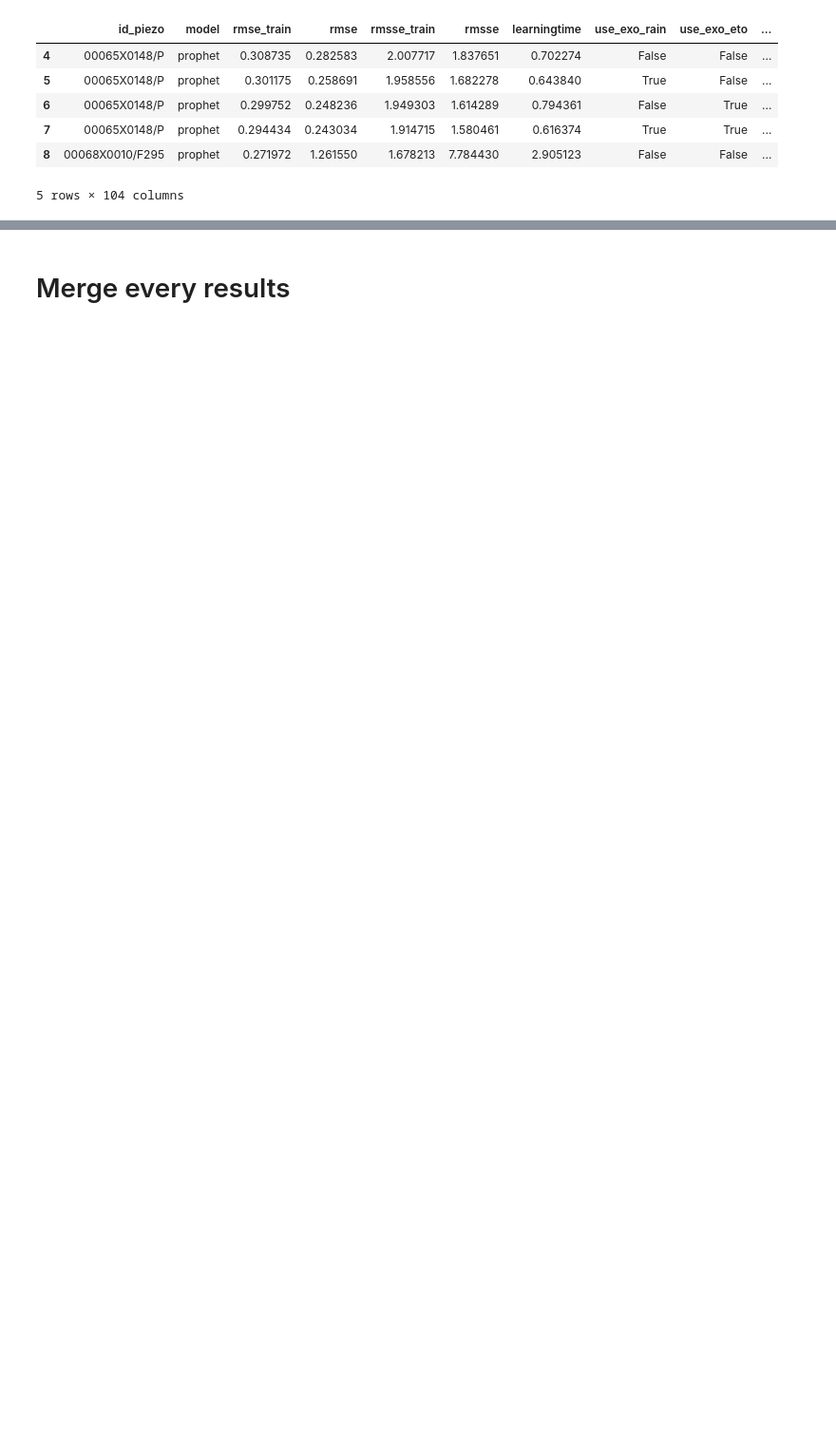
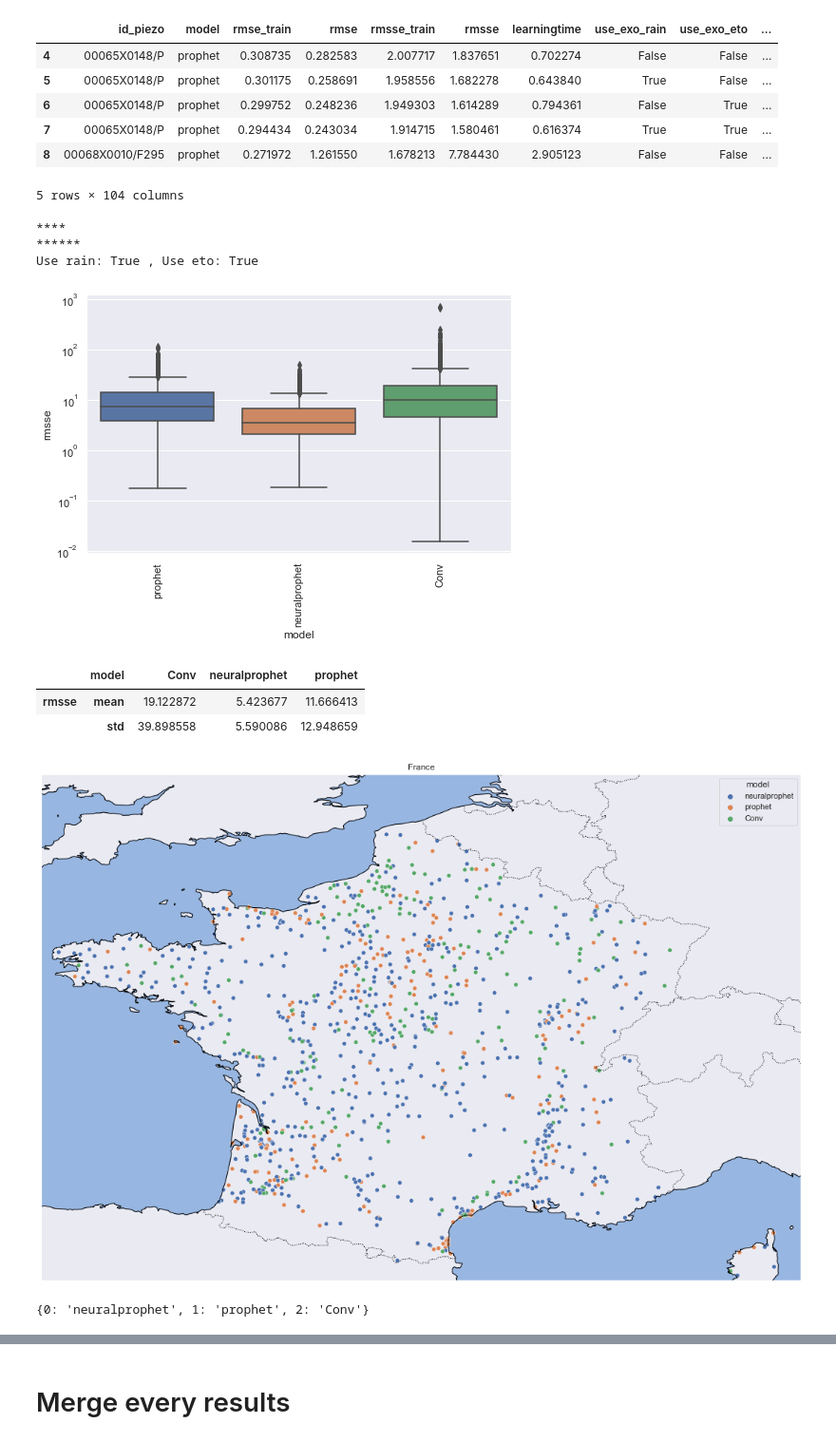
Before and after one commit to frankl1/piezoforecast, a Jupyter notebook: results/analysis.ipynb, the cells around one changed output, grey strips where cells are left out. Shown at 95% size. Cells and saved outputs as stored; diff of their text form; code cells hidden in the pictures; blank space fills up the shorter version.

```diff
--- a/results/analysis.ipynb
+++ b/results/analysis.ipynb
@@ -187,3 +287,15 @@ deeplearning_result.head()
 | 7 | 00065X0148/P | prophet | 0.294434 | 0.243034 | 1.914715 | 1.580461 | 0.616374 | True | True | ... |
 | 8 | 00068X0010/F295 | prophet | 0.271972 | 1.261550 | 1.678213 | 7.784430 | 2.905123 | False | False | ... |
 5 rows × 104 columns
+# %%
+show_performance(deeplearning_result)
+# %% [output]
+****
+******
+Use rain: True , Use eto: True
+[figure, added]
+|  | model | Conv | neuralprophet | prophet |
+| rmsse | mean | 19.122872 | 5.423677 | 11.666413 |
+|  | std | 39.898558 | 5.590086 | 12.948659 |
+[figure, added]
+{0: 'neuralprophet', 1: 'prophet', 2: 'Conv'}
```
Also changed, not shown: parts of 25 cells of this notebook.
